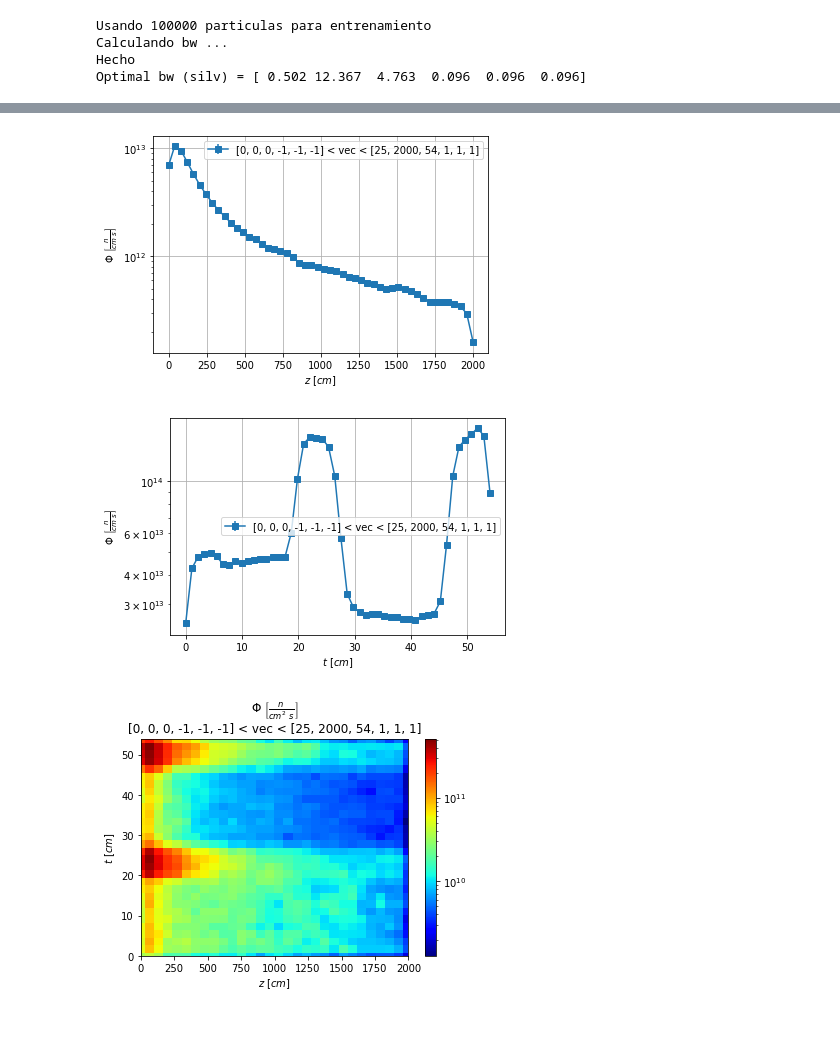
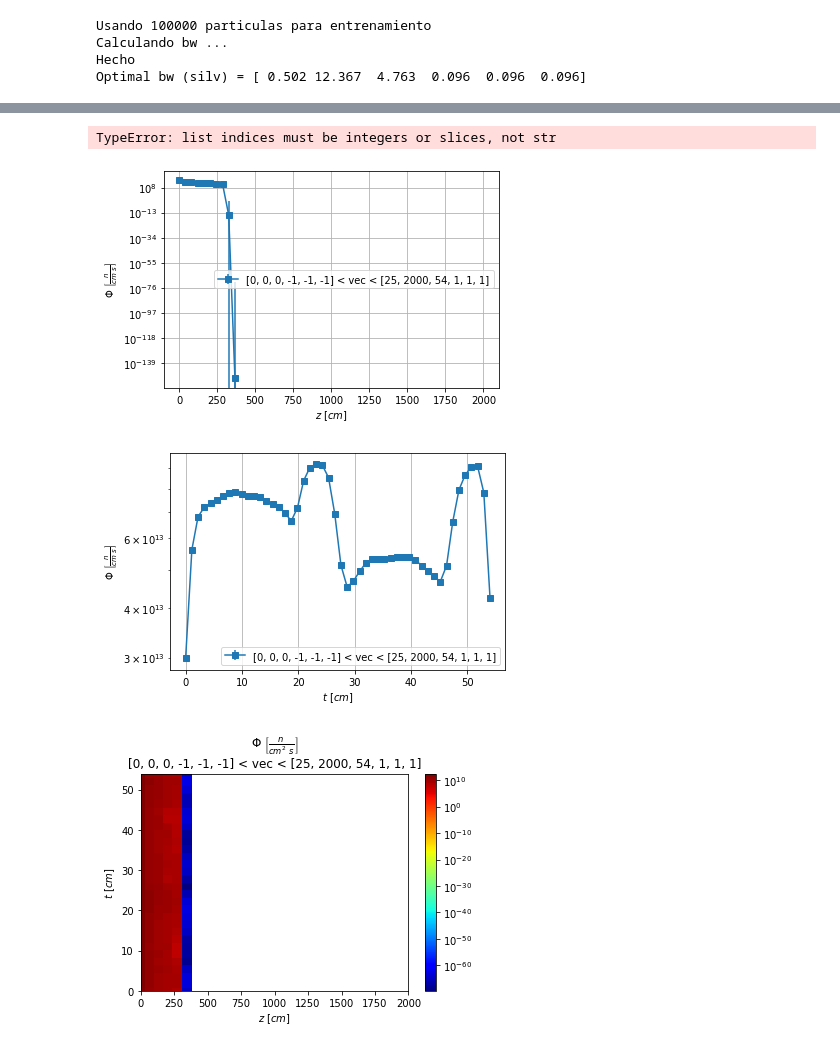
Before and after one commit to KDSource/KDSource, a Jupyter notebook: Auxiliares/plot.ipynb, the cells around one changed output, grey strips where cells are left out. Drawn from its saved outputs; the diff is of its cells as text; code cells hidden in the pictures.

```diff
--- a/Auxiliares/plot.ipynb
+++ b/Auxiliares/plot.ipynb
@@ -57,35 +59,37 @@ vec0 = [0, -30,-30, 0,-np.pi]
 vec1 = [25, 30,30, 1,np.pi]
 xx = np.linspace(-30,30,30)
 yy = np.linspace(-30,30,30)
-fig,scores = s.plot2D_integr([xx,yy], [1,2], vec0, vec1)
+fig,scores = s.plot2D_integr([xx,yy], ["x","y"], vec0, vec1)
 plt.show()
+# %% [output]
+TypeError: list indices must be integers or slices, not str
 # %%
 # Graficos en zt (guia)
 
 DZ = 2000
 
 vec0 = [0, 0,0, -1,-1,-1]
 vec1 = [25, DZ,54, 1,1,1]
 zz = np.linspace(0,DZ,50)
 fig,scores = s.plot_integr(zz, 1, vec0, vec1)
 plt.show(block=True)
 
 vec0 = [0, 0,0, -1,-1,-1]
 vec1 = [25, DZ,54, 1,1,1]
 tt = np.linspace(0,54,50)
 fig,scores = s.plot_integr(tt, 2, vec0, vec1)
 plt.show(block=True)
 
 vec0 = [0, 0,0, -1,-1,-1] # [0, -30,-30, 0,-np.pi]
 vec1 = [25, DZ,54, 1,1,1] # [25, 30,30, 1,np.pi]
 zz = np.linspace(0,DZ,30)
 tt = np.linspace(0,54,30)
-fig,scores = s.plot2D_integr([zz,tt], [1,2], vec0, vec1, scale="log")
+fig,scores = s.plot2D_integr([zz,tt], ["z","t"], vec0, vec1, scale="log")
 plt.show(block=True)
 # %% [output]
-[figure, old version]
+[figure, new version]
-[figure, old version]
+[figure, new version]
-[figure, old version]
+[figure, new version]
 # %%
 # Graficos polares
 
```
Also changed, not shown: parts of 3 cells of this notebook, 12 other files.
